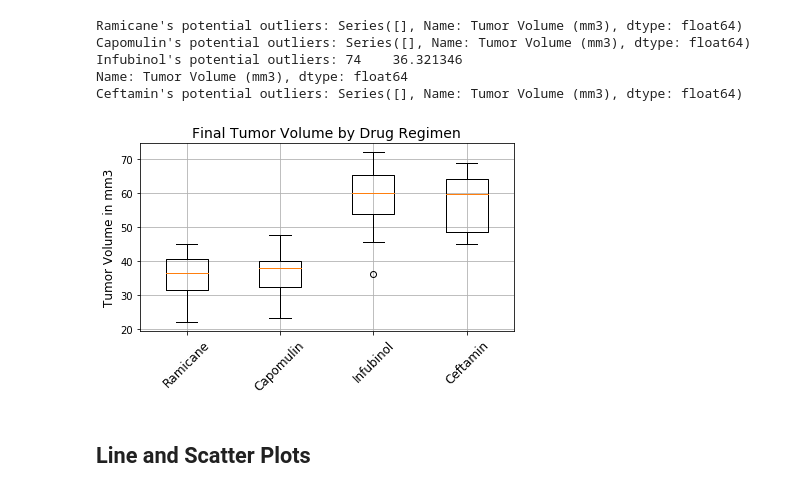
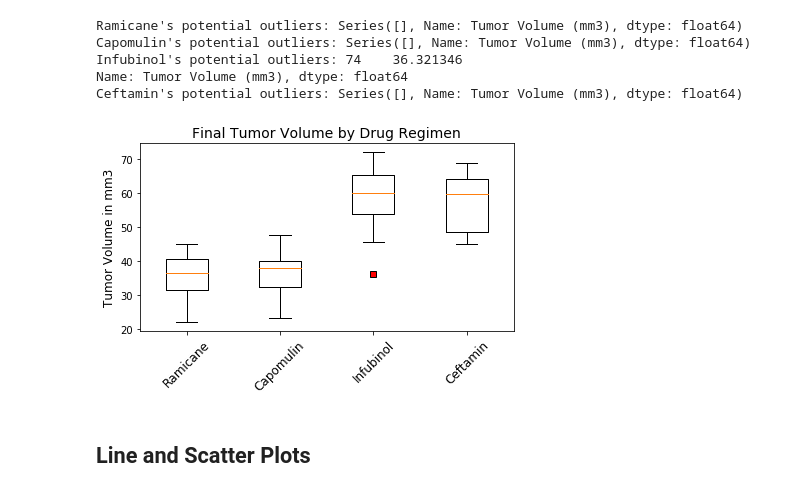
Before and after one commit to Ssimoes48/Plots-Matplotlib, a Jupyter notebook: pymaceuticals_starter.ipynb, the cells around one changed output. Drawn from its saved outputs; the diff is of its cells as text; code cells hidden in the pictures.

```diff
--- a/pymaceuticals_starter.ipynb
+++ b/pymaceuticals_starter.ipynb
@@ -304,16 +304,16 @@ Ceftamin's potential outliers: Series([], Name: Tumor Volume (mm3), dtype: float
 # %%
 # Generate a box plot of the final tumor volume of each mouse across four regimens of interest
 # There should be a single chart with four box plots inside it.
 drug_data = [ramicane_data, capomulin_data, infubinol_data, ceftamin_data]
+red_square = dict(markerfacecolor='r', marker='s')
 
 fig1, ax1 = plt.subplots()
 ax1.set_title("Final Tumor Volume by Drug Regimen", fontsize=14)
 ax1.set_ylabel("Tumor Volume in mm3", fontsize=12)
 ax1.set_xticklabels(["Ramicane", "Capomulin", "Infubinol", "Ceftamin"], rotation=45, fontsize=12)
-ax1.boxplot(drug_data)
-plt.grid()
+ax1.boxplot(drug_data, flierprops=red_square)
 plt.tight_layout()
 # %% [output]
-[figure, old version]
+[figure, new version]
 # %% [markdown]
 ## Line and Scatter Plots
```
Also changed, not shown: parts of 4 cells of this notebook, 7 other files.
